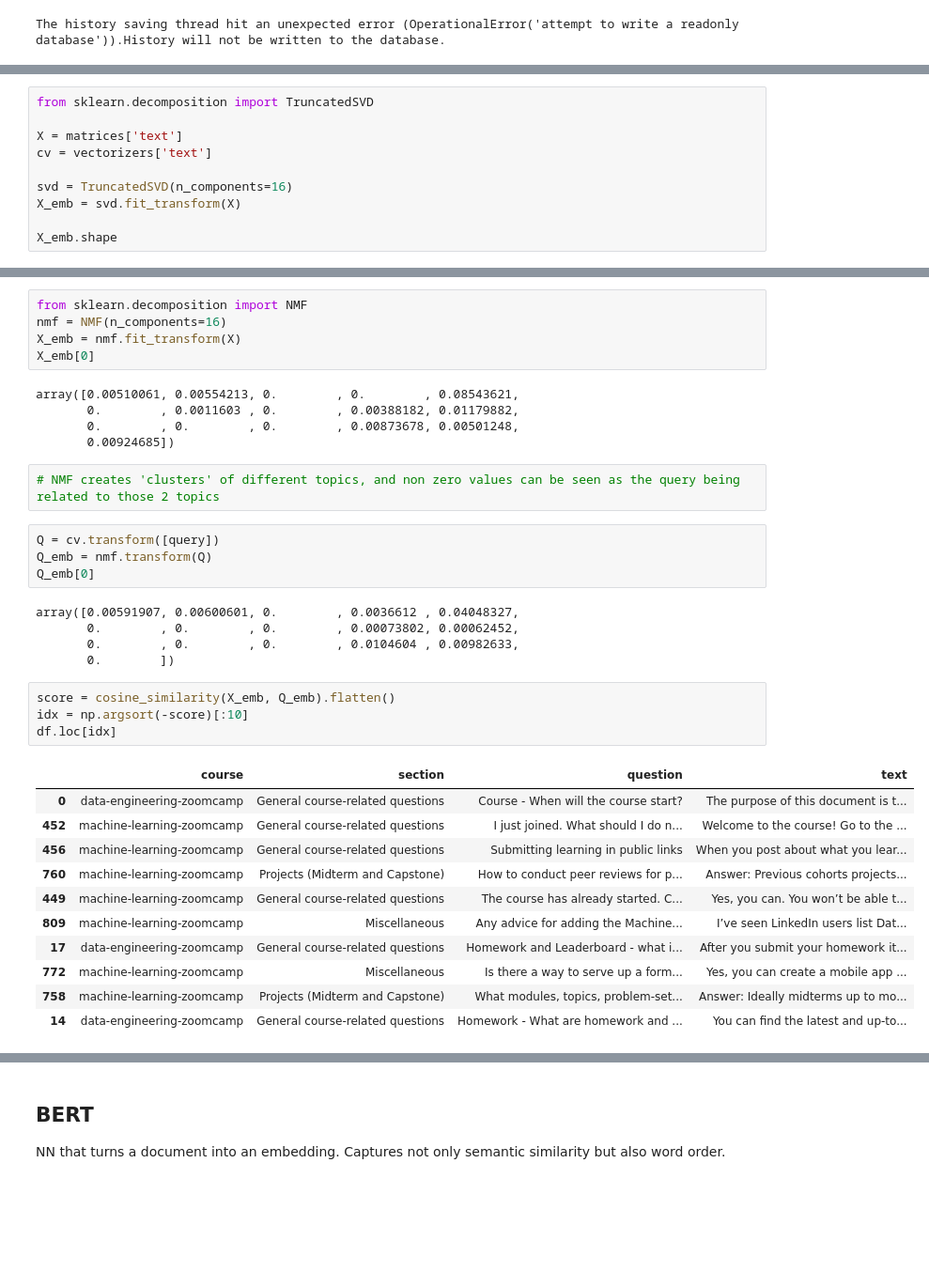
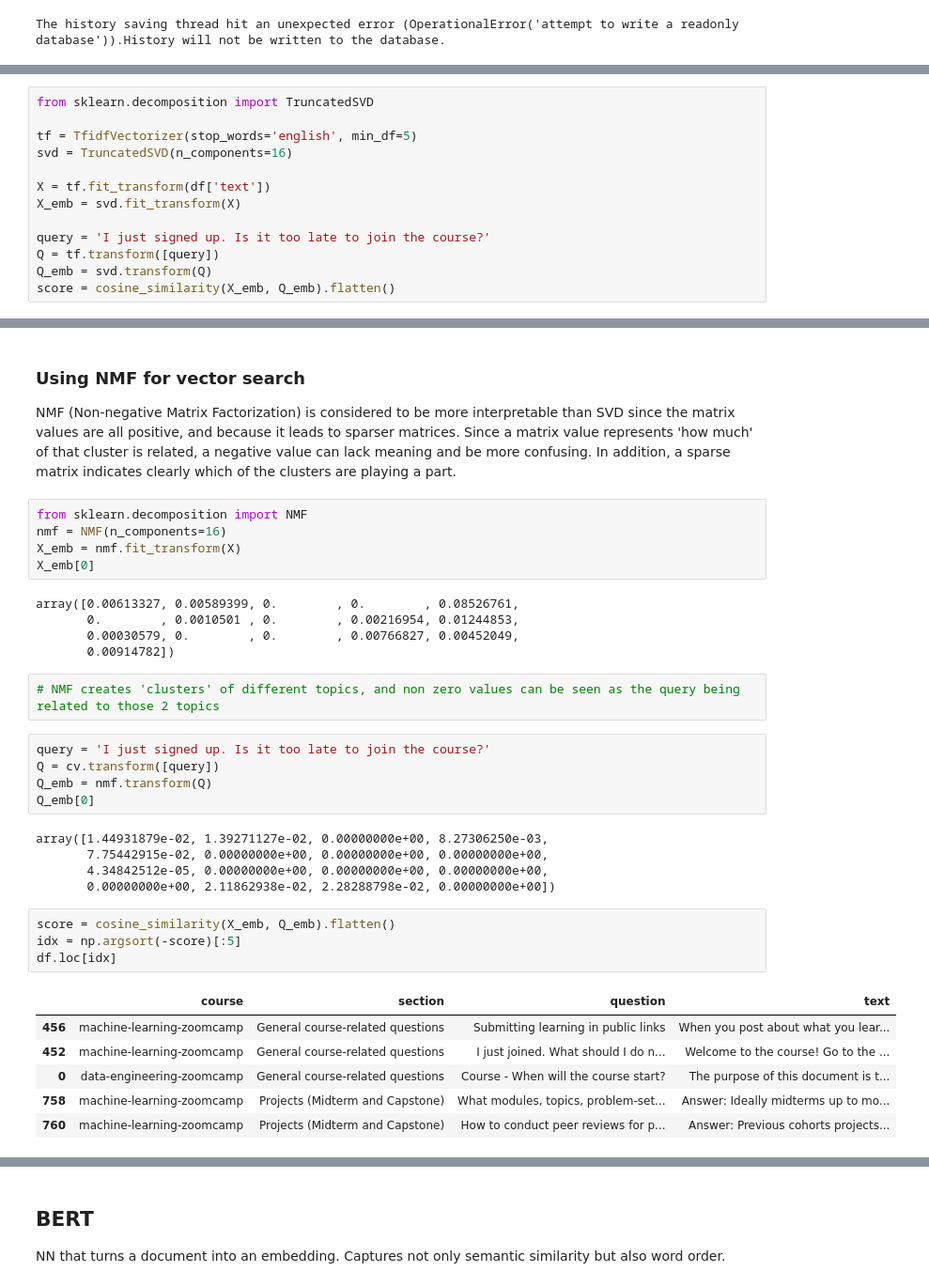
Before and after one commit to zstankow/FAQ_search_engine, a Jupyter notebook: search_engine.ipynb, the cells around one changed output, grey strips where cells are left out. Shown at 94% size. Cells and saved outputs as stored; diff of their text form; blank space fills up the shorter version.

```diff
--- a/search_engine.ipynb
+++ b/search_engine.ipynb
@@ -372,10 +370,13 @@ X
 # %%
 from sklearn.decomposition import TruncatedSVD
 
-X = matrices['text']
-cv = vectorizers['text']
+tf = TfidfVectorizer(stop_words='english', min_df=5)
+svd = TruncatedSVD(n_components=16)
 
-svd = TruncatedSVD(n_components=16)
+X = tf.fit_transform(df['text'])
 X_emb = svd.fit_transform(X)
 
-X_emb.shape
+query = 'I just signed up. Is it too late to join the course?'
+Q = tf.transform([query])
+Q_emb = svd.transform(Q)
+score = cosine_similarity(X_emb, Q_emb).flatten()
@@ -428,38 +432,38 @@ df.loc[idx]
+# %% [markdown]
+### Using NMF for vector search
+
+NMF (Non-negative Matrix Factorization) is considered to be more interpretable than SVD since the matrix values are all positive, and because it leads to sparser matrices. Since a matrix value represents 'how much' of that cluster is related, a negative value can lack meaning and be more confusing. In addition, a sparse matrix indicates clearly which of the clusters are playing a part.
 # %%
 from sklearn.decomposition import NMF
 nmf = NMF(n_components=16)
 X_emb = nmf.fit_transform(X)
 X_emb[0]
 # %% [output]
-array([0.00510061, 0.00554213, 0.        , 0.        , 0.08543621,
-       0.        , 0.0011603 , 0.        , 0.00388182, 0.01179882,
-       0.        , 0.        , 0.        , 0.00873678, 0.00501248,
-       0.00924685])
+array([0.00613327, 0.00589399, 0.        , 0.        , 0.08526761,
+       0.        , 0.0010501 , 0.        , 0.00216954, 0.01244853,
+       0.00030579, 0.        , 0.        , 0.00766827, 0.00452049,
+       0.00914782])
 # %%
 # NMF creates 'clusters' of different topics, and non zero values can be seen as the query being related to those 2 topics
 # %%
+query = 'I just signed up. Is it too late to join the course?'
 Q = cv.transform([query])
 Q_emb = nmf.transform(Q)
 Q_emb[0]
 # %% [output]
-array([0.00591907, 0.00600601, 0.        , 0.0036612 , 0.04048327,
-       0.        , 0.        , 0.        , 0.00073802, 0.00062452,
-       0.        , 0.        , 0.        , 0.0104604 , 0.00982633,
-       0.        ])
+array([1.44931879e-02, 1.39271127e-02, 0.00000000e+00, 8.27306250e-03,
+       7.75442915e-02, 0.00000000e+00, 0.00000000e+00, 0.00000000e+00,
+       4.34842512e-05, 0.00000000e+00, 0.00000000e+00, 0.00000000e+00,
+       0.00000000e+00, 2.11862938e-02, 2.28288798e-02, 0.00000000e+00])
 # %%
 score = cosine_similarity(X_emb, Q_emb).flatten()
-idx = np.argsort(-score)[:10]
+idx = np.argsort(-score)[:5]
 df.loc[idx]
 # %% [output]
 |  | course | section | question | text |
+| 456 | machine-learning-zoomcamp | General course-related questions | Submitting learning in public links | When you post about what you lear... |
+| 452 | machine-learning-zoomcamp | General course-related questions | I just joined. What should I do n... | Welcome to the course! Go to the ... |
 | 0 | data-engineering-zoomcamp | General course-related questions | Course - When will the course start? | The purpose of this document is t... |
-| 452 | machine-learning-zoomcamp | General course-related questions | I just joined. What should I do n... | Welcome to the course! Go to the ... |
-| 456 | machine-learning-zoomcamp | General course-related questions | Submitting learning in public links | When you post about what you lear... |
+| 758 | machine-learning-zoomcamp | Projects (Midterm and Capstone) | What modules, topics, problem-set... | Answer: Ideally midterms up to mo... |
 | 760 | machine-learning-zoomcamp | Projects (Midterm and Capstone) | How to conduct peer reviews for p... | Answer: Previous cohorts projects... |
-| 449 | machine-learning-zoomcamp | General course-related questions | The course has already started. C... | Yes, you can. You won’t be able t... |
-| 809 | machine-learning-zoomcamp | Miscellaneous | Any advice for adding the Machine... | I’ve seen LinkedIn users list Dat... |
-| 17 | data-engineering-zoomcamp | General course-related questions | Homework and Leaderboard - what i... | After you submit your homework it... |
-| 772 | machine-learning-zoomcamp | Miscellaneous | Is there a way to serve up a form... | Yes, you can create a mobile app ... |
-| 758 | machine-learning-zoomcamp | Projects (Midterm and Capstone) | What modules, topics, problem-set... | Answer: Ideally midterms up to mo... |
-| 14 | data-engineering-zoomcamp | General course-related questions | Homework - What are homework and ... | You can find the latest and up-to... |
 # %%
```
Also changed, not shown: parts of 20 cells of this notebook.
